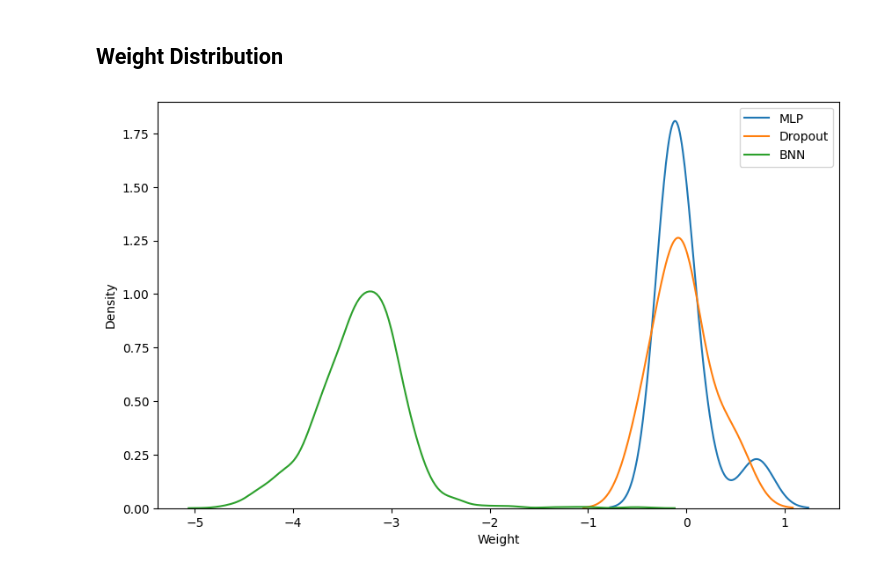
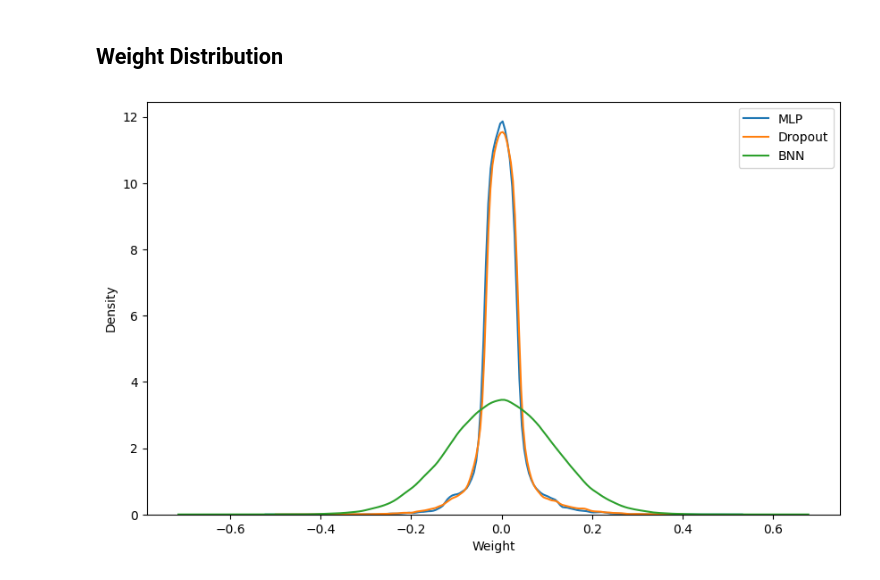
Before and after one commit to MoutetMaxime/bayesian-neural-network, a Jupyter notebook: mnist_experiment.ipynb, the cells around one changed output. Saved outputs shown, nothing was run; the diff lists cells and outputs as text; code cells hidden in the pictures.

```diff
--- a/mnist_experiment.ipynb
+++ b/mnist_experiment.ipynb
@@ -332,23 +377,40 @@ plt.show()
 # %% [markdown]
 ## Weight Distribution
-# %%
-mlp_weights = mlp.parameters()
-do_weights = mlp_w_dropout.parameters()
-bay_weights = model.parameters()
-
-mlp_weights_last_epoch = list(mlp_weights)[-1].detach().numpy()
-do_weights_last_epoch = list(do_weights)[-1].detach().numpy()
-bay_weights_last_epoch = list(bay_weights)[-1].detach().numpy()
-
-
-plt.figure(figsize=(10, 6))
-sns.kdeplot(mlp_weights_last_epoch.flatten(), fill=False, label="MLP")
-sns.kdeplot(do_weights_last_epoch.flatten(), fill=False, label="Dropout")
-sns.kdeplot(bay_weights_last_epoch.flatten(), fill=False, label="BNN")
-
-plt.xlabel("Weight")
-plt.ylabel("Density")
-plt.legend()
-plt.show()
-# %% [output]
-[figure, removed]
+# %%
+from BayesianNeuralNetwork import BayesianLayer
+
+
+mlp_weights = np.concatenate([param.detach().cpu().numpy().flatten() for param in mlp.parameters()])
+do_weights = np.concatenate([param.detach().cpu().numpy().flatten() for param in mlp_w_dropout.parameters()])
+
+
+def get_weights_bayesianNN(model):
+    all_w = []
+
+    # Parcourir les couches pour récupérer les paramètres mu
+    for module in model.children():
+        for layer in module.children():
+            if isinstance(layer, BayesianLayer):
+                mu = layer.mu.detach().cpu().numpy().flatten()
+                sigma = F.softplus(layer.rho).detach().cpu().numpy().flatten()
+                all_w.append(mu + sigma * np.random.normal(0, 1, size=mu.size))
+
+
+    all_w = np.concatenate(all_w)
+    return all_w
+
+bay_weights = get_weights_bayesianNN(model)
+
+
+
+plt.figure(figsize=(10, 6))
+sns.kdeplot(mlp_weights, fill=False, label="MLP")
+sns.kdeplot(do_weights, fill=False, label="Dropout")
+sns.kdeplot(bay_weights.flatten(), fill=False, label="BNN")
+
+plt.xlabel("Weight")
+plt.ylabel("Density")
+plt.legend()
+plt.show()
+# %% [output]
+[figure, added]
```
Also changed, not shown: parts of 12 cells of this notebook, 1 other file.
